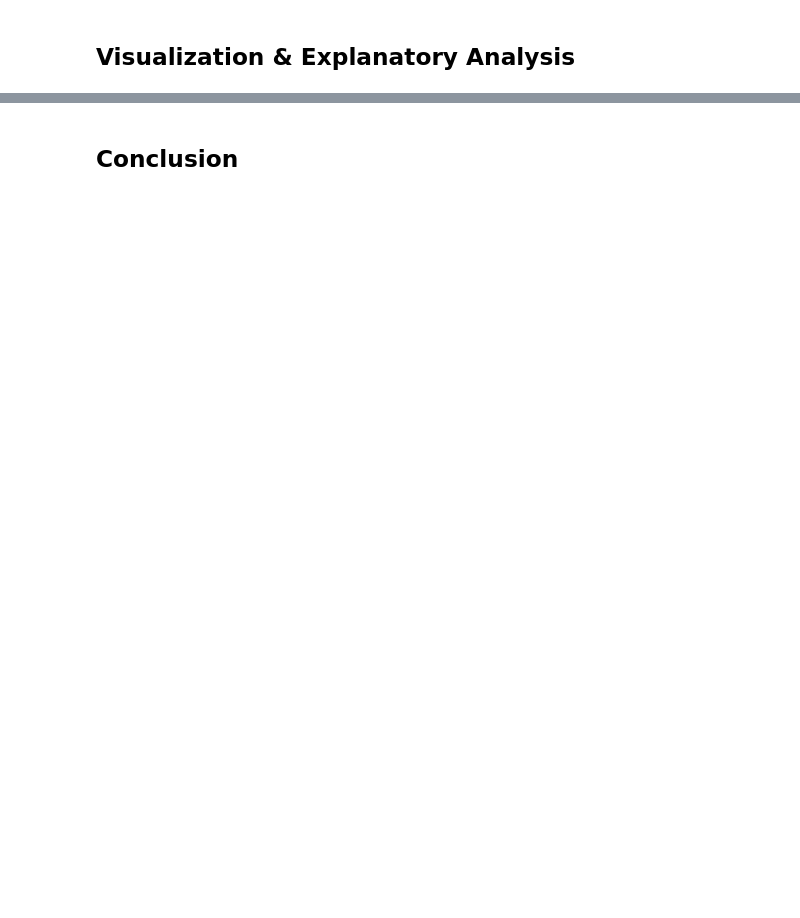
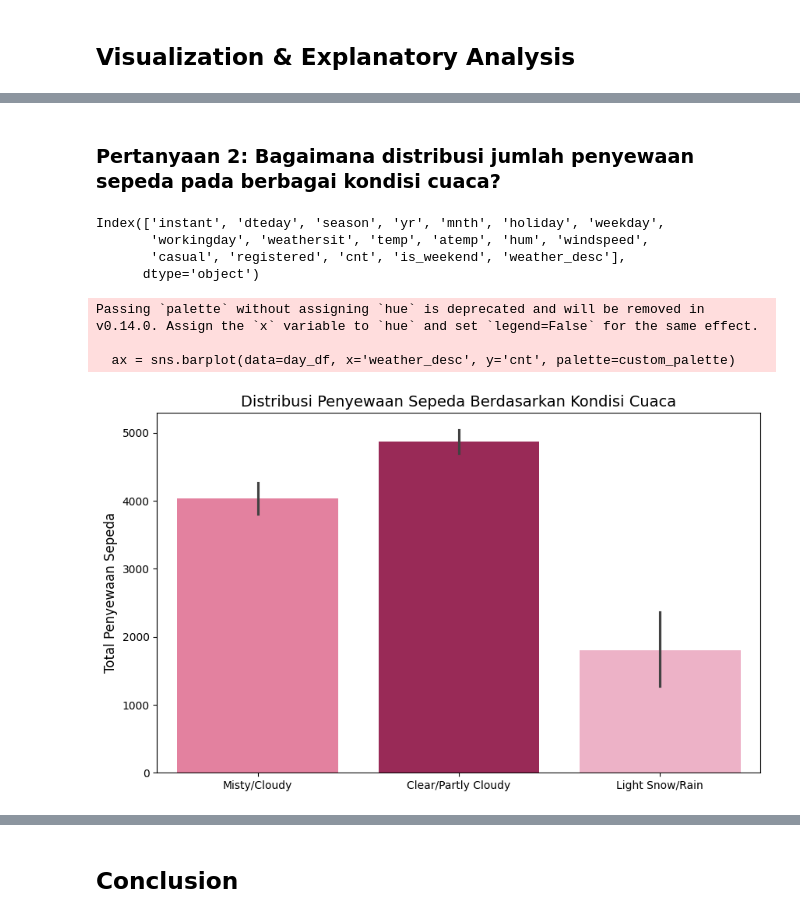
Before and after one commit to echaan/bike-sharing-analysis, a Jupyter notebook: notebook.ipynb, the cells around one changed output, grey strips where cells are left out. Saved outputs shown, nothing was run; the diff lists cells and outputs as text; code cells hidden in the pictures; blank space fills up the shorter version.

```diff
--- a/notebook.ipynb
+++ b/notebook.ipynb
@@ -228,0 +459,43 @@ hour_df.describe()
+# %% [markdown]
+### Pertanyaan 2: Bagaimana distribusi jumlah penyewaan sepeda pada berbagai kondisi cuaca?
+# %%
+
+# Memastikan kolom yang digunakan ada dalam dataset
+print(day_df.columns)  # Debugging: melihat nama kolom dalam dataset
+
+# Mapping kategori cuaca
+weather_mapping = {
+    1: "Clear/Partly Cloudy",
+    2: "Misty/Cloudy",
+    3: "Light Snow/Rain",
+    4: "Heavy Rain/Snow"
+}
+
+day_df['weather_desc'] = day_df['weathersit'].map(weather_mapping)
+
+# Mengatur ukuran figure
+plt.figure(figsize=(10, 6))
+
+# Palet warna Set2 dengan warna paling cerah untuk kategori pertama
+custom_palette = ["#F37199", "#AC1754", "#F7A8C4", "#E53888"]
+
+# Membuat barplot jumlah penyewaan sepeda berdasarkan kondisi cuaca
+ax = sns.barplot(data=day_df, x='weather_desc', y='cnt', palette=custom_palette)
+
+# Menambahkan judul dan label sumbu
+plt.title('Distribusi Penyewaan Sepeda Berdasarkan Kondisi Cuaca', fontsize=14)
+plt.xlabel(None)
+plt.ylabel('Total Penyewaan Sepeda', fontsize=12)
+
+
+# Menampilkan plot
+plt.show()
+# %% [output]
+Index(['instant', 'dteday', 'season', 'yr', 'mnth', 'holiday', 'weekday',
+       'workingday', 'weathersit', 'temp', 'atemp', 'hum', 'windspeed',
+       'casual', 'registered', 'cnt', 'is_weekend', 'weather_desc'],
+      dtype='object')
+Passing `palette` without assigning `hue` is deprecated and will be removed in v0.14.0. Assign the `x` variable to `hue` and set `legend=False` for the same effect.
+
+  ax = sns.barplot(data=day_df, x='weather_desc', y='cnt', palette=custom_palette)
+[figure, added]
```
Also changed, not shown: parts of 40 cells of this notebook.
